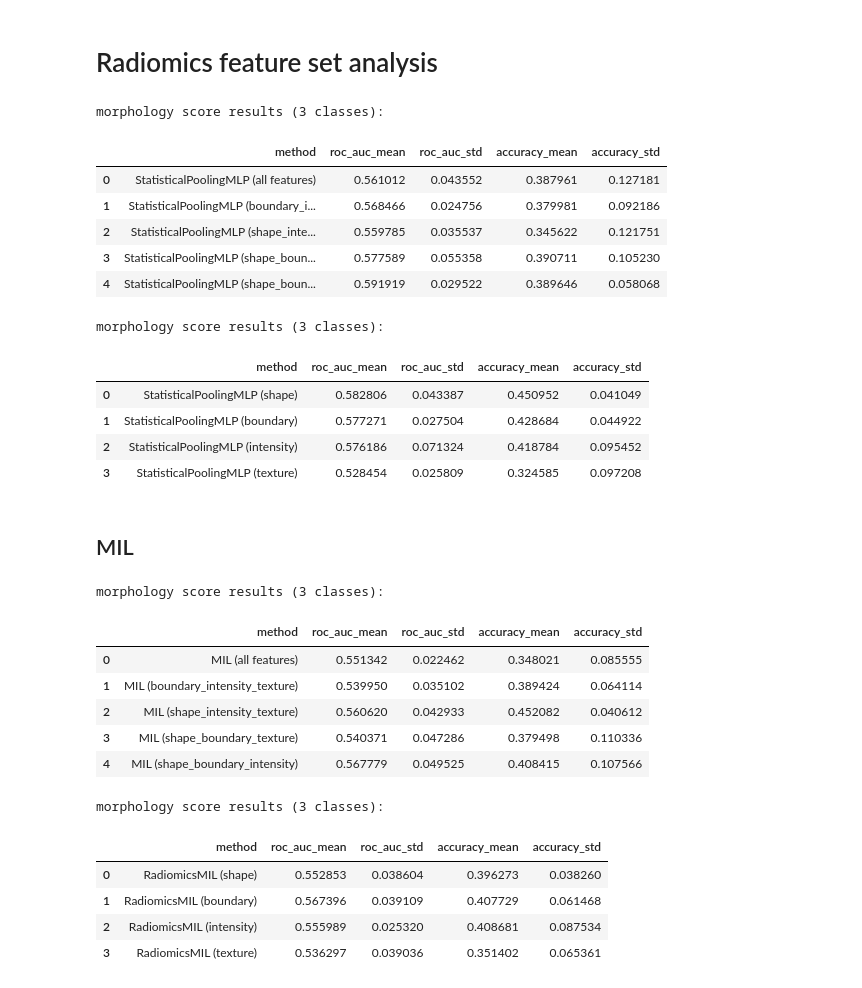
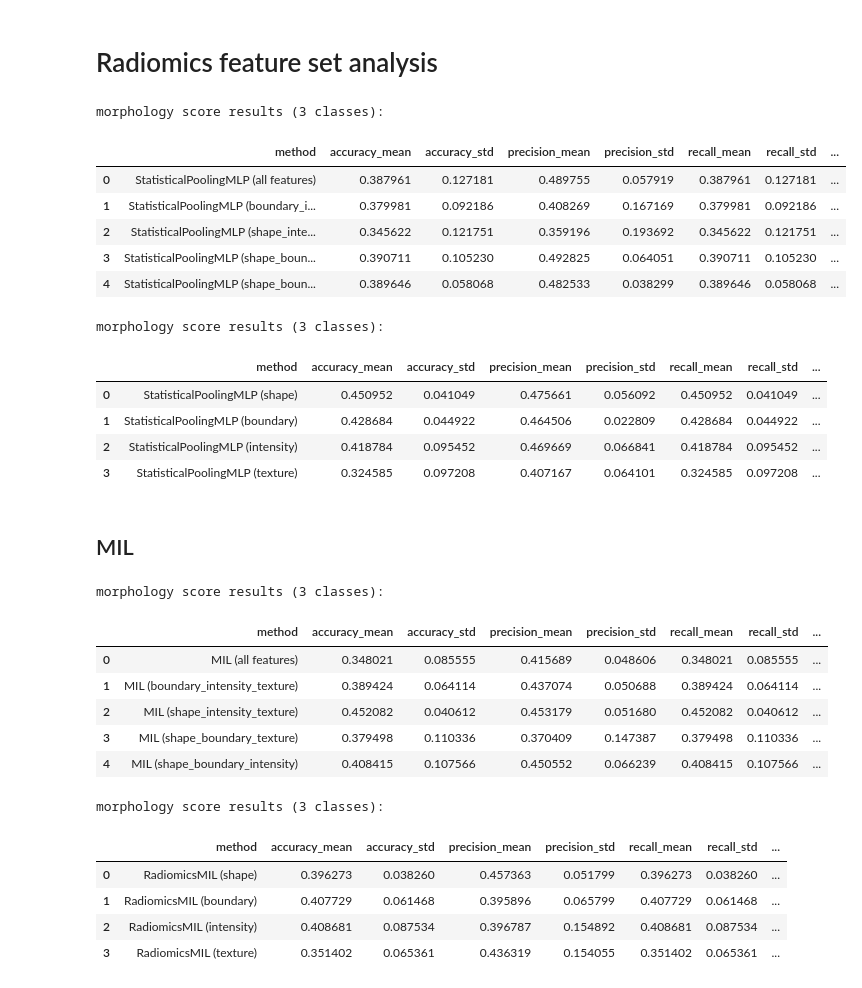
Before and after one commit to rezakarimzadeh/crlm, a Jupyter notebook: notebooks/tables.ipynb, the cells around one changed output. Drawn from its saved outputs; the diff is of its cells as text; code cells hidden in the pictures.

```diff
--- a/notebooks/tables.ipynb
+++ b/notebooks/tables.ipynb
@@ -23,8 +23,20 @@ def jsons_to_df(json_paths, method_names, columns=None):
     display(df)
     # return df
 
-columns = ['roc_auc_mean', 'roc_auc_std', 'accuracy_mean', 'accuracy_std']
-method_names = ['Radiomics Attention Pooling', 'Radiomics Statistical Pooling', '2D images Googlenet', 'RPNet3D', "3D MTL Attention Siamese"]
+# columns = ['roc_auc_mean', 'roc_auc_std', 'accuracy_mean', 'accuracy_std']
+columns = ['accuracy_mean', 'accuracy_std', 'precision_mean', 'precision_std', 'recall_mean', 'recall_std', "specificity_mean", "specificity_std", "f1_score_mean", "f1_score_std", "roc_auc_mean", "roc_auc_std"]
+columns_m_specificity = ['accuracy_mean', 'accuracy_std', 'precision_mean', 'precision_std', 'recall_mean', 'recall_std',  "f1_score_mean", "f1_score_std", "roc_auc_mean", "roc_auc_std"]
+method_names = ['Radiomics Attention Pooling', 'Radiomics Statistical Pooling', '2D images Googlenet', 'RPNet3D'] #, "3D MTL Attention Siamese"
+# %%
+def root_path_changer(json_paths, old_root, new_root):
+    new_paths = []
+    for path in json_paths:
+        new_path = path.replace(old_root, new_root)
+        new_paths.append(new_path)
+    return new_paths
+
+new_root = "../"
+old_root = "/mnt/l/Basic/divi/jstoker/slicer_pdac/Marius/Reza Morphology/codes/"
 # %%
 json_paths = [
     "/mnt/l/Basic/divi/jstoker/slicer_pdac/Marius/Reza Morphology/codes/Results/RadiomicsMIL/overall_survival_24m/shape_boundary_intensity_texture/fivefold_aggregated_results.json",
@@ -151,26 +160,27 @@ File not found 3D MTL Attention Siamese: /mnt/l/Basic/divi/jstoker/slicer_pdac/M
 # %%
 json_paths = [
     "/mnt/l/Basic/divi/jstoker/slicer_pdac/Marius/Reza Morphology/codes/Results/MorphScoreStatisticalPoolingMLP/shape_boundary_intensity_texture/fivefold_aggregated_results.json",
     "/mnt/l/Basic/divi/jstoker/slicer_pdac/Marius/Reza Morphology/codes/Results/MorphScoreStatisticalPoolingMLP/boundary_intensity_texture/fivefold_aggregated_results.json",
     "/mnt/l/Basic/divi/jstoker/slicer_pdac/Marius/Reza Morphology/codes/Results/MorphScoreStatisticalPoolingMLP/shape_intensity_texture/fivefold_aggregated_results.json",
     "/mnt/l/Basic/divi/jstoker/slicer_pdac/Marius/Reza Morphology/codes/Results/MorphScoreStatisticalPoolingMLP/shape_boundary_texture/fivefold_aggregated_results.json",
     "/mnt/l/Basic/divi/jstoker/slicer_pdac/Marius/Reza Morphology/codes/Results/MorphScoreStatisticalPoolingMLP/shape_boundary_intensity/fivefold_aggregated_results.json",
     ]
+json_paths = root_path_changer(json_paths, old_root, new_root)
 print("morphology score results (3 classes):")
 method_names = ['StatisticalPoolingMLP (all features)',
                 'StatisticalPoolingMLP (boundary_intensity_texture)',
                 'StatisticalPoolingMLP (shape_intensity_texture)',
                 'StatisticalPoolingMLP (shape_boundary_texture)',
                 'StatisticalPoolingMLP (shape_boundary_intensity)']
-jsons_to_df(json_paths, method_names, columns)
+jsons_to_df(json_paths, method_names, columns_m_specificity)
 # %% [output]
 morphology score results (3 classes):
-|  | method | roc_auc_mean | roc_auc_std | accuracy_mean | accuracy_std |
-| 0 | StatisticalPoolingMLP (all features) | 0.561012 | 0.043552 | 0.387961 | 0.127181 |
-| 1 | StatisticalPoolingMLP (boundary_i... | 0.568466 | 0.024756 | 0.379981 | 0.092186 |
-| 2 | StatisticalPoolingMLP (shape_inte... | 0.559785 | 0.035537 | 0.345622 | 0.121751 |
-| 3 | StatisticalPoolingMLP (shape_boun... | 0.577589 | 0.055358 | 0.390711 | 0.105230 |
-| 4 | StatisticalPoolingMLP (shape_boun... | 0.591919 | 0.029522 | 0.389646 | 0.058068 |
+|  | method | accuracy_mean | accuracy_std | precision_mean | precision_std | recall_mean | recall_std | ... |
+| 0 | StatisticalPoolingMLP (all features) | 0.387961 | 0.127181 | 0.489755 | 0.057919 | 0.387961 | 0.127181 | ... |
+| 1 | StatisticalPoolingMLP (boundary_i... | 0.379981 | 0.092186 | 0.408269 | 0.167169 | 0.379981 | 0.092186 | ... |
+| 2 | StatisticalPoolingMLP (shape_inte... | 0.345622 | 0.121751 | 0.359196 | 0.193692 | 0.345622 | 0.121751 | ... |
+| 3 | StatisticalPoolingMLP (shape_boun... | 0.390711 | 0.105230 | 0.492825 | 0.064051 | 0.390711 | 0.105230 | ... |
+| 4 | StatisticalPoolingMLP (shape_boun... | 0.389646 | 0.058068 | 0.482533 | 0.038299 | 0.389646 | 0.058068 | ... |
 # %%
 json_paths = [
     "/mnt/l/Basic/divi/jstoker/slicer_pdac/Marius/Reza Morphology/codes/Results/MorphScoreStatisticalPoolingMLP/shape/fivefold_aggregated_results.json",
@@ -178,20 +188,21 @@ json_paths = [
     "/mnt/l/Basic/divi/jstoker/slicer_pdac/Marius/Reza Morphology/codes/Results/MorphScoreStatisticalPoolingMLP/intensity/fivefold_aggregated_results.json",
     "/mnt/l/Basic/divi/jstoker/slicer_pdac/Marius/Reza Morphology/codes/Results/MorphScoreStatisticalPoolingMLP/texture/fivefold_aggregated_results.json",
     ]
+json_paths = root_path_changer(json_paths, old_root, new_root)
 print("morphology score results (3 classes):")
 method_names = [
                 'StatisticalPoolingMLP (shape)',
                 'StatisticalPoolingMLP (boundary)',
                 'StatisticalPoolingMLP (intensity)',
                 'StatisticalPoolingMLP (texture)']
-jsons_to_df(json_paths, method_names, columns)
+jsons_to_df(json_paths, method_names, columns_m_specificity)
 # %% [output]
 morphology score results (3 classes):
-|  | method | roc_auc_mean | roc_auc_std | accuracy_mean | accuracy_std |
-| 0 | StatisticalPoolingMLP (shape) | 0.582806 | 0.043387 | 0.450952 | 0.041049 |
-| 1 | StatisticalPoolingMLP (boundary) | 0.577271 | 0.027504 | 0.428684 | 0.044922 |
-| 2 | StatisticalPoolingMLP (intensity) | 0.576186 | 0.071324 | 0.418784 | 0.095452 |
-| 3 | StatisticalPoolingMLP (texture) | 0.528454 | 0.025809 | 0.324585 | 0.097208 |
+|  | method | accuracy_mean | accuracy_std | precision_mean | precision_std | recall_mean | recall_std | ... |
+| 0 | StatisticalPoolingMLP (shape) | 0.450952 | 0.041049 | 0.475661 | 0.056092 | 0.450952 | 0.041049 | ... |
+| 1 | StatisticalPoolingMLP (boundary) | 0.428684 | 0.044922 | 0.464506 | 0.022809 | 0.428684 | 0.044922 | ... |
+| 2 | StatisticalPoolingMLP (intensity) | 0.418784 | 0.095452 | 0.469669 | 0.066841 | 0.418784 | 0.095452 | ... |
+| 3 | StatisticalPoolingMLP (texture) | 0.324585 | 0.097208 | 0.407167 | 0.064101 | 0.324585 | 0.097208 | ... |
 # %% [markdown]
 ## MIL
 # %%
@@ -202,21 +213,22 @@ json_paths = [
     "/mnt/l/Basic/divi/jstoker/slicer_pdac/Marius/Reza Morphology/codes/Results/MorphScoreRadiomicsMIL/shape_boundary_texture/fivefold_aggregated_results.json",
     "/mnt/l/Basic/divi/jstoker/slicer_pdac/Marius/Reza Morphology/codes/Results/MorphScoreRadiomicsMIL/shape_boundary_intensity/fivefold_aggregated_results.json",
     ]
+json_paths = root_path_changer(json_paths, old_root, new_root)
 print("morphology score results (3 classes):")
 method_names = ['MIL (all features)',
                 'MIL (boundary_intensity_texture)',
                 'MIL (shape_intensity_texture)',
                 'MIL (shape_boundary_texture)',
                 'MIL (shape_boundary_intensity)']
-jsons_to_df(json_paths, method_names, columns)
+jsons_to_df(json_paths, method_names, columns_m_specificity)
 # %% [output]
 morphology score results (3 classes):
-|  | method | roc_auc_mean | roc_auc_std | accuracy_mean | accuracy_std |
-| 0 | MIL (all features) | 0.551342 | 0.022462 | 0.348021 | 0.085555 |
-| 1 | MIL (boundary_intensity_texture) | 0.539950 | 0.035102 | 0.389424 | 0.064114 |
-| 2 | MIL (shape_intensity_texture) | 0.560620 | 0.042933 | 0.452082 | 0.040612 |
-| 3 | MIL (shape_boundary_texture) | 0.540371 | 0.047286 | 0.379498 | 0.110336 |
-| 4 | MIL (shape_boundary_intensity) | 0.567779 | 0.049525 | 0.408415 | 0.107566 |
+|  | method | accuracy_mean | accuracy_std | precision_mean | precision_std | recall_mean | recall_std | ... |
+| 0 | MIL (all features) | 0.348021 | 0.085555 | 0.415689 | 0.048606 | 0.348021 | 0.085555 | ... |
+| 1 | MIL (boundary_intensity_texture) | 0.389424 | 0.064114 | 0.437074 | 0.050688 | 0.389424 | 0.064114 | ... |
+| 2 | MIL (shape_intensity_texture) | 0.452082 | 0.040612 | 0.453179 | 0.051680 | 0.452082 | 0.040612 | ... |
+| 3 | MIL (shape_boundary_texture) | 0.379498 | 0.110336 | 0.370409 | 0.147387 | 0.379498 | 0.110336 | ... |
+| 4 | MIL (shape_boundary_intensity) | 0.408415 | 0.107566 | 0.450552 | 0.066239 | 0.408415 | 0.107566 | ... |
 # %%
 json_paths = [
     "/mnt/l/Basic/divi/jstoker/slicer_pdac/Marius/Reza Morphology/codes/Results/MorphScoreRadiomicsMIL/shape/fivefold_aggregated_results.json",
@@ -224,17 +236,18 @@ json_paths = [
     "/mnt/l/Basic/divi/jstoker/slicer_pdac/Marius/Reza Morphology/codes/Results/MorphScoreRadiomicsMIL/intensity/fivefold_aggregated_results.json",
     "/mnt/l/Basic/divi/jstoker/slicer_pdac/Marius/Reza Morphology/codes/Results/MorphScoreRadiomicsMIL/texture/fivefold_aggregated_results.json",
     ]
+json_paths = root_path_changer(json_paths, old_root, new_root)
 print("morphology score results (3 classes):")
 method_names = [
                 'RadiomicsMIL (shape)',
                 'RadiomicsMIL (boundary)',
                 'RadiomicsMIL (intensity)',
                 'RadiomicsMIL (texture)']
-jsons_to_df(json_paths, method_names, columns)
+jsons_to_df(json_paths, method_names, columns_m_specificity)
 # %% [output]
 morphology score results (3 classes):
-|  | method | roc_auc_mean | roc_auc_std | accuracy_mean | accuracy_std |
-| 0 | RadiomicsMIL (shape) | 0.552853 | 0.038604 | 0.396273 | 0.038260 |
-| 1 | RadiomicsMIL (boundary) | 0.567396 | 0.039109 | 0.407729 | 0.061468 |
-| 2 | RadiomicsMIL (intensity) | 0.555989 | 0.025320 | 0.408681 | 0.087534 |
-| 3 | RadiomicsMIL (texture) | 0.536297 | 0.039036 | 0.351402 | 0.065361 |
+|  | method | accuracy_mean | accuracy_std | precision_mean | precision_std | recall_mean | recall_std | ... |
+| 0 | RadiomicsMIL (shape) | 0.396273 | 0.038260 | 0.457363 | 0.051799 | 0.396273 | 0.038260 | ... |
+| 1 | RadiomicsMIL (boundary) | 0.407729 | 0.061468 | 0.395896 | 0.065799 | 0.407729 | 0.061468 | ... |
+| 2 | RadiomicsMIL (intensity) | 0.408681 | 0.087534 | 0.396787 | 0.154892 | 0.408681 | 0.087534 | ... |
+| 3 | RadiomicsMIL (texture) | 0.351402 | 0.065361 | 0.436319 | 0.154055 | 0.351402 | 0.065361 | ... |
```
Also changed, not shown: parts of 8 cells of this notebook, 4 other files.
